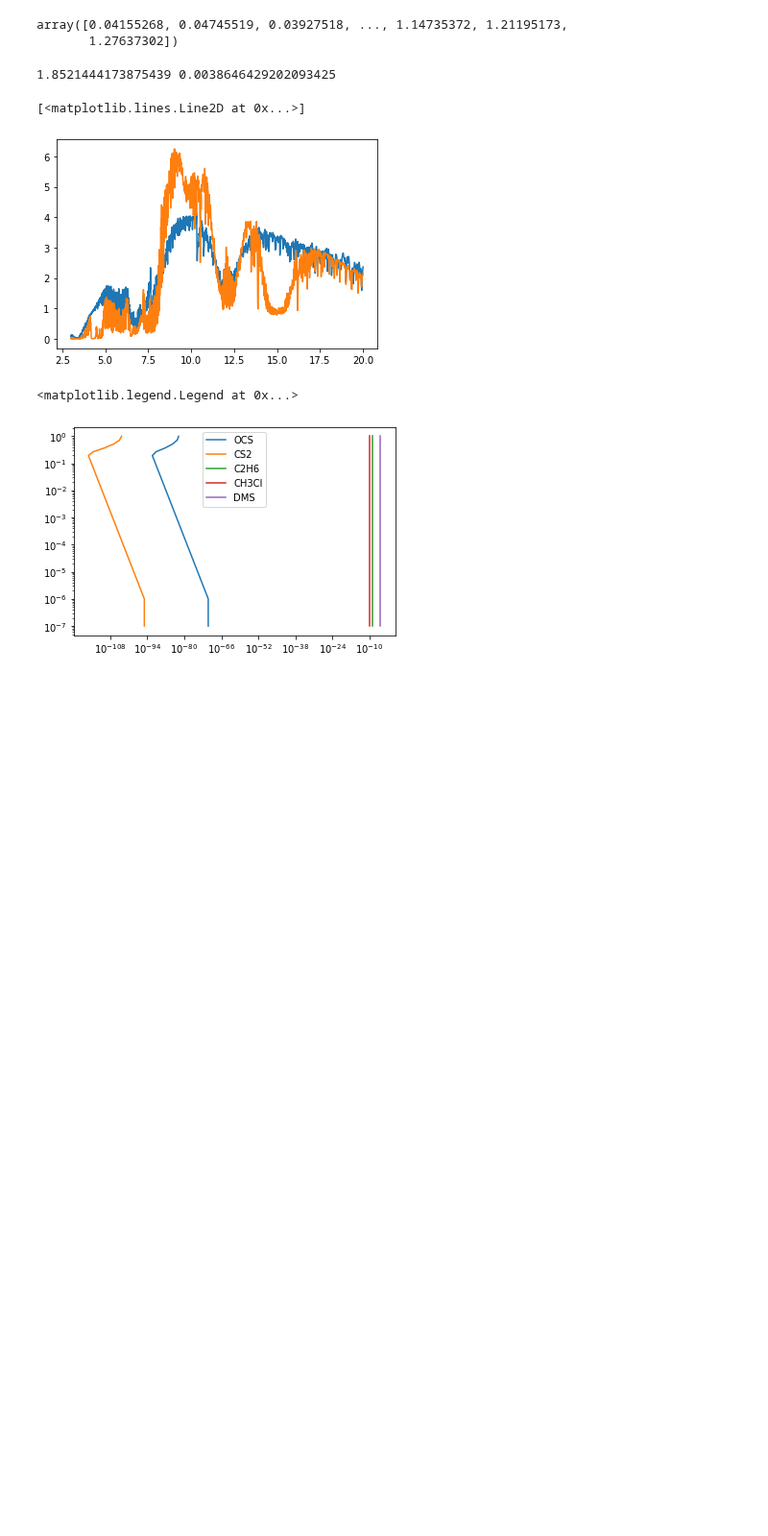
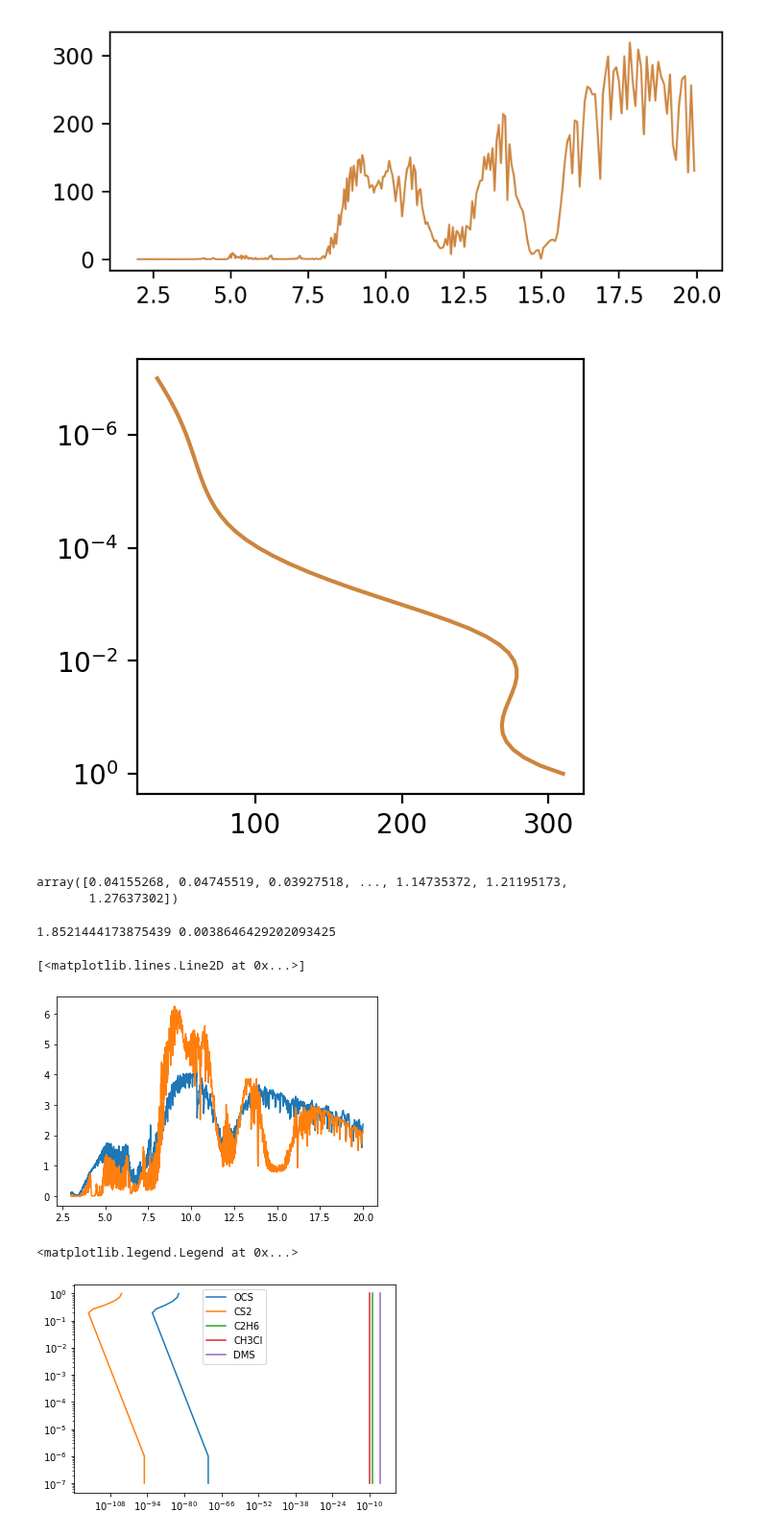
Before and after one commit to NatalieGrasser/LIFE_retrieval, a Jupyter notebook: LIFE_retrieval/debugging.ipynb, the cells around one changed output. Shown at 96% size. Drawn from its saved outputs; the diff is of its cells as text; code cells hidden in the pictures; blank space fills up the shorter version.

Commit message:
reorganized + added test spectrum

```diff
--- a/LIFE_retrieval/debugging.ipynb
+++ b/LIFE_retrieval/debugging.ipynb
@@ -137,3 +161,80 @@ retrieval.parameters.params
+# %%
+test_dict={'log_g':(3.0,r'log $g$'),
+            'log_H2O':(-2,r'log H$_2$O'),
+            'log_CO':(-2,r'log CO'),
+            'log_CO2':(-3,r'log CO$_2$'),
+            'log_CH4':(-2,r'log CH$_4$'),
+            'log_NH3':(-10,r'log NH$_3$'),
+            'log_HCN':(-9,r'log HCN'),
+            'log_H2S':(-7,r'log H$_2$S'),
+            'log_C2H2':(-11,r'log C$_2$H$_2$'),
+            'log_C2H4':(-6,r'log C$_2$H$_4$'),
+            'log_C2H6':(-4,r'log C$_2$H$_6$'),
+            'log_CH3Cl':(-7,r'log CH$_3$Cl'),
+            'log_SO2':(-7,r'log SO$_2$'),
+            'log_OCS':(-6,r'log OCS'),
+            'log_CS2':(-8,r'log CS$_2$'),
+            'log_DMS':(-7,r'log DMS'),
+            'dlnT_dlnP_0': (0.3, r'$\nabla T_0$'), # gradient at T0
+            'dlnT_dlnP_1': (0.1, r'$\nabla T_1$'),
+            'dlnT_dlnP_2': (0.3, r'$\nabla T_2$'),
+            'dlnT_dlnP_3': (-0.01, r'$\nabla T_3$'),
+            'dlnT_dlnP_4': (0.2, r'$\nabla T_4$'),
+            'T0': (310, r'$T_0$')} # at bottom of atmosphere
+            #'T0' : (350, r'$T_0$'), # bottom of the atmosphere (hotter)
+            #'T1' : (260, r'$T_1$'),
+            #'T2' : (200, r'$T_2$'),
+            #'T3' : (220, r'$T_3$'),
+            #'T4' : (210, r'$T_4$'),
+            #'T5' : (220, r'$T_5$'),
+            #'T6' : (200, r'$T_6$')} # top of atmosphere (cooler)
+
+test_parameters={}
+test_mathtext={}
+for key_i, (value_i, mathtext_i) in test_dict.items():
+   test_parameters[key_i] = value_i
+   test_mathtext[key_i] = mathtext_i
+
+# only execute code if run directly from terminal, otherwise just import params dict
+#if __name__ == "__main__":
+
+import config_run as cf
+from pRT_model import pRT_spectrum
+import matplotlib.pyplot as plt
+import numpy as np
+import pathlib
+import os
+
+retrieval = cf.init_retrieval(obj='test',Nlive=100,evtol=1,PT_type='PTgrad',chem='const')
+retrieval.parameters.params = test_parameters
+data_wave= retrieval.data_wave
+test_object=pRT_spectrum(retrieval)
+test_spectrum=test_object.make_spectrum()
+test_spectrum/=np.nanmedian(test_spectrum) # normalize in same way as data spectrum
+white_noise=np.random.normal(np.zeros_like(test_spectrum),0.1,size=test_spectrum.shape)
+test_spectrum+=white_noise
+
+spectrum=np.full(shape=(len(test_spectrum),2),fill_value=np.nan)
+spectrum[:,0]=data_wave.flatten()
+spectrum[:,1]=test_spectrum
+
+output_dir = pathlib.Path(f'{os.getcwd()}/test')
+output_dir.mkdir(parents=True, exist_ok=True)
+np.savetxt(f'test/test_spectrum.txt',spectrum,delimiter=' ',header='wavelength(nm) flux')
+
+fig,ax=plt.subplots(1,1,figsize=(5,2),dpi=200)
+plt.plot(retrieval.data_wave,test_spectrum,lw=0.9,c=retrieval.target.color1)
+fig.savefig(f'{output_dir}/test_spectrum.pdf',bbox_inches='tight')
+plt.show()
+
+fig,ax=plt.subplots(1,1,figsize=(3,3),dpi=200)
+plt.plot(test_object.temperature,test_object.pressure,c=retrieval.target.color1)
+plt.yscale('log')
+plt.gca().invert_yaxis()
+fig.savefig(f'{output_dir}/test_PT.pdf',bbox_inches='tight')
+# %% [output]
+[figure, added]
+[figure, added]
 # %%
 retrieval.model_flux
 # %% [output]
```
Also changed, not shown: parts of 4 cells of this notebook, 9 other files.
